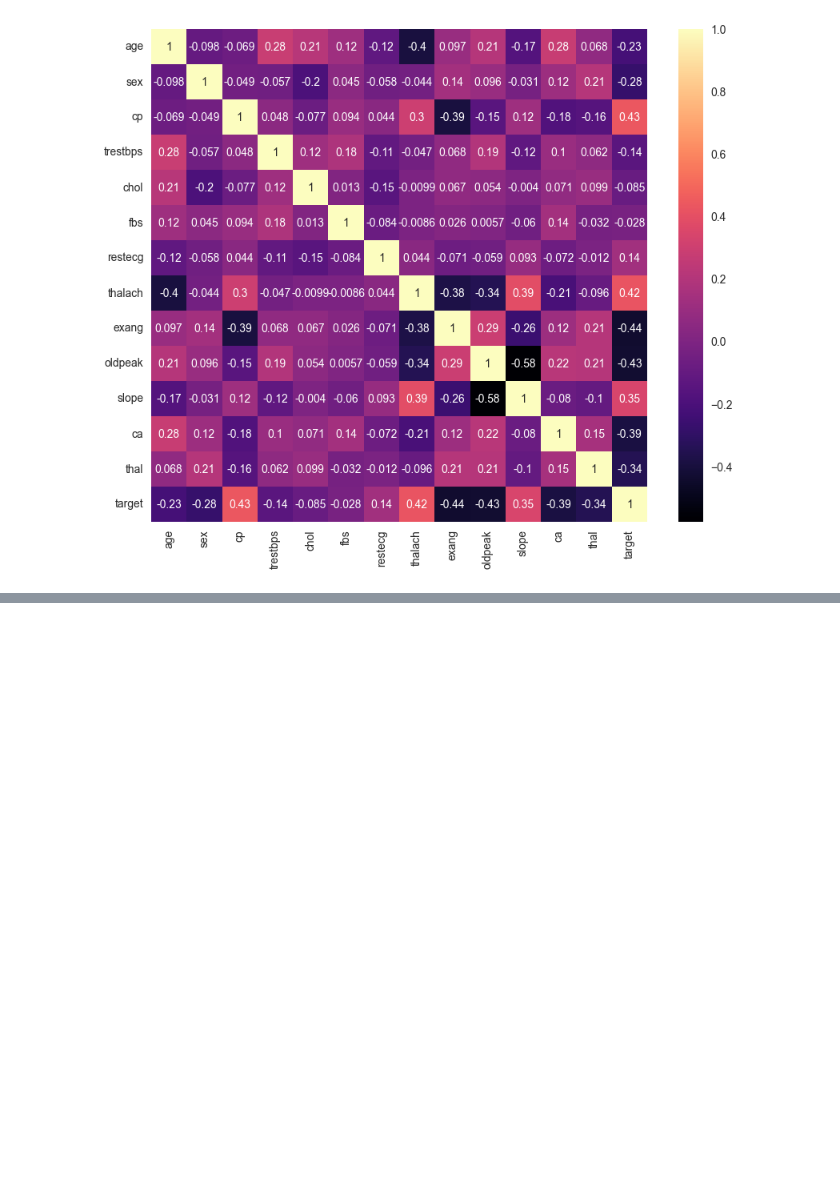
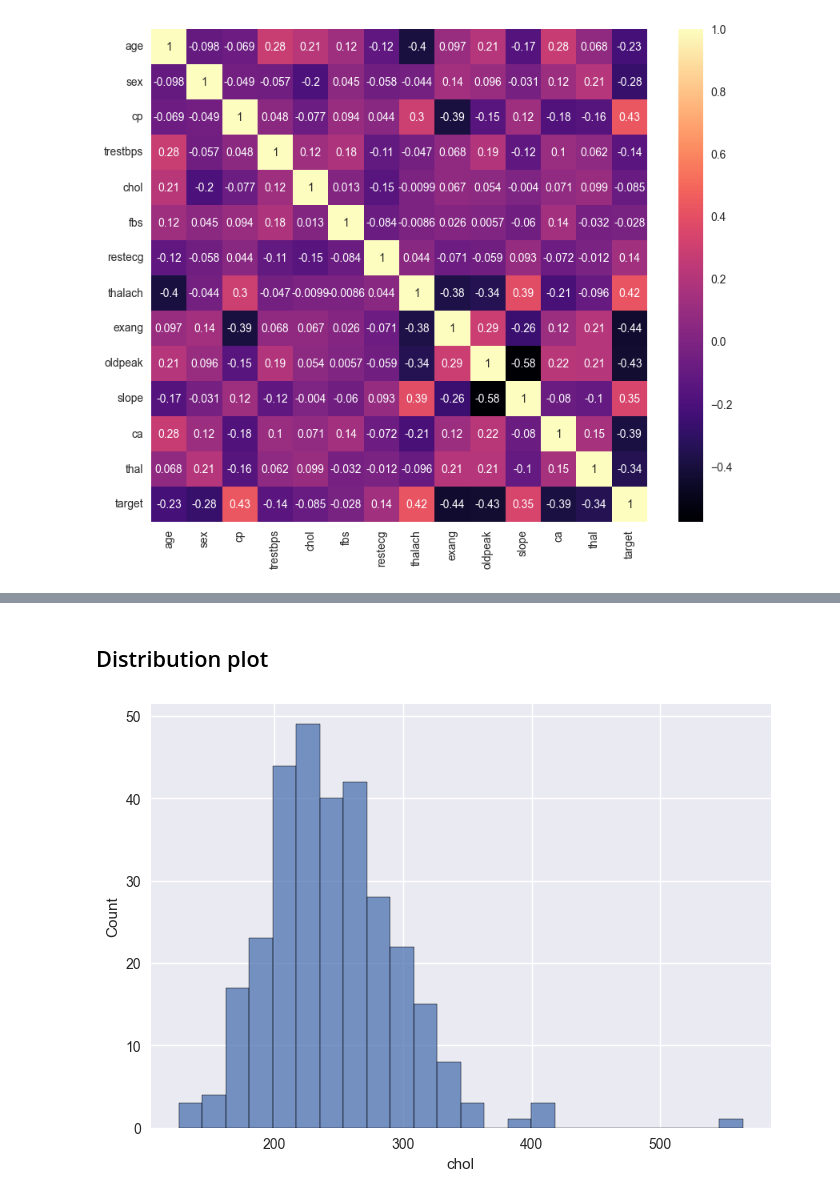
Before and after one commit to PedroAMtz/Heart_disease_prediction, a Jupyter notebook: data_exploration/Data_exploration.ipynb, the cells around one changed output, grey strips where cells are left out. Saved outputs shown, nothing was run; the diff lists cells and outputs as text; code cells hidden in the pictures; blank space fills up the shorter version.

```diff
--- a/data_exploration/Data_exploration.ipynb
+++ b/data_exploration/Data_exploration.ipynb
@@ -178,0 +188,7 @@ plt.show();
+# %% [markdown]
+## Distribution plot
+# %%
+sns.histplot(data["chol"])
+plt.show()
+# %% [output]
+[figure, added]
```
Also changed, not shown: parts of 2 cells of this notebook.
